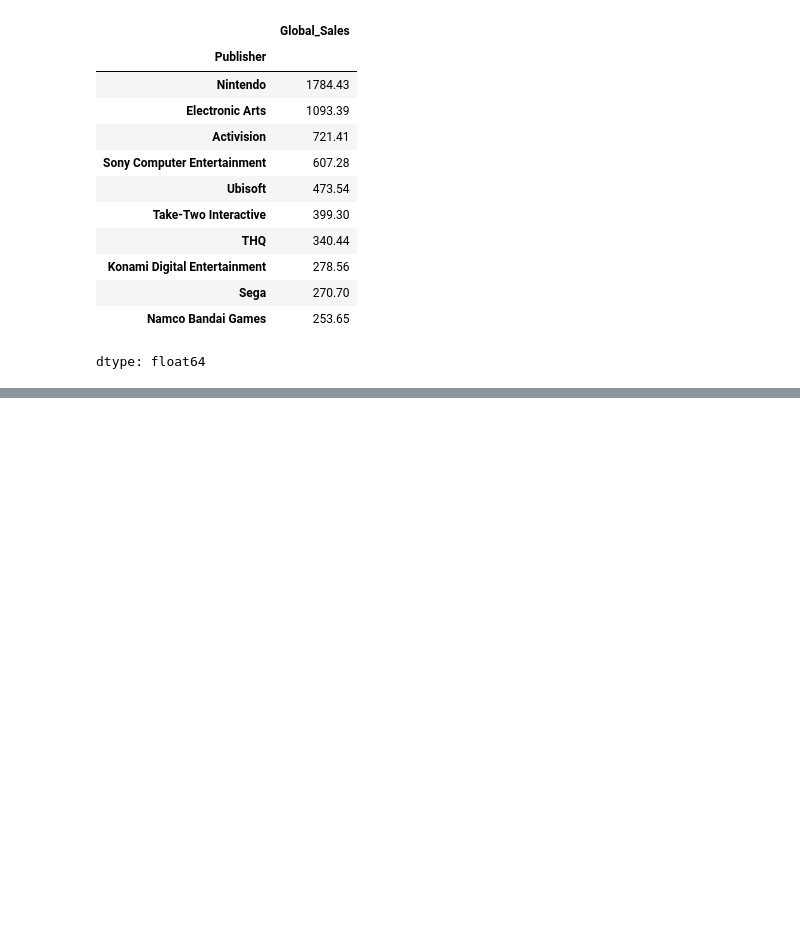
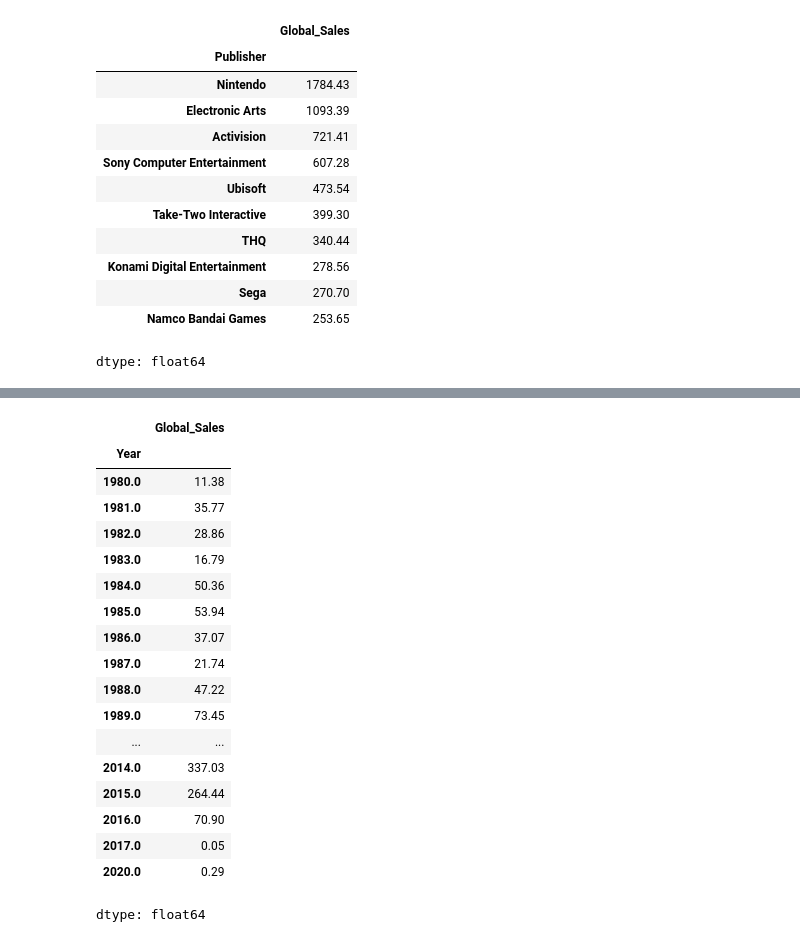
Before and after one commit to lnovoa3-lgtm/Proyecto1, a Jupyter notebook: código_programación.ipynb, the cells around one changed output, grey strips where cells are left out. Drawn from its saved outputs; the diff is of its cells as text; code cells hidden in the pictures; blank space fills up the shorter version.

```diff
--- a/código_programación.ipynb
+++ b/código_programación.ipynb
@@ -146,0 +158,23 @@ dtype: float64
+# %%
+ventas_year=df.groupby("Year")["Global_Sales"].sum()
+ventas_year
+# %% [output]
+|  | Global_Sales |
+| Year |  |
+| 1980.0 | 11.38 |
+| 1981.0 | 35.77 |
+| 1982.0 | 28.86 |
+| 1983.0 | 16.79 |
+| 1984.0 | 50.36 |
+| 1985.0 | 53.94 |
+| 1986.0 | 37.07 |
+| 1987.0 | 21.74 |
+| 1988.0 | 47.22 |
+| 1989.0 | 73.45 |
+| ... | ... |
+| 2014.0 | 337.03 |
+| 2015.0 | 264.44 |
+| 2016.0 | 70.90 |
+| 2017.0 | 0.05 |
+| 2020.0 | 0.29 |
+dtype: float64
```
Also changed, not shown: parts of 2 cells of this notebook.
